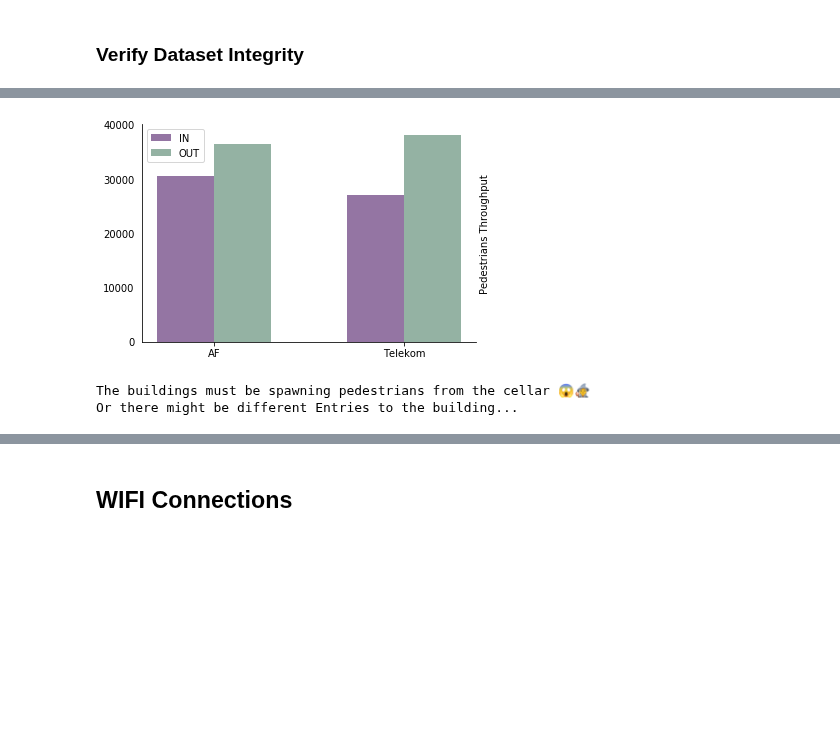
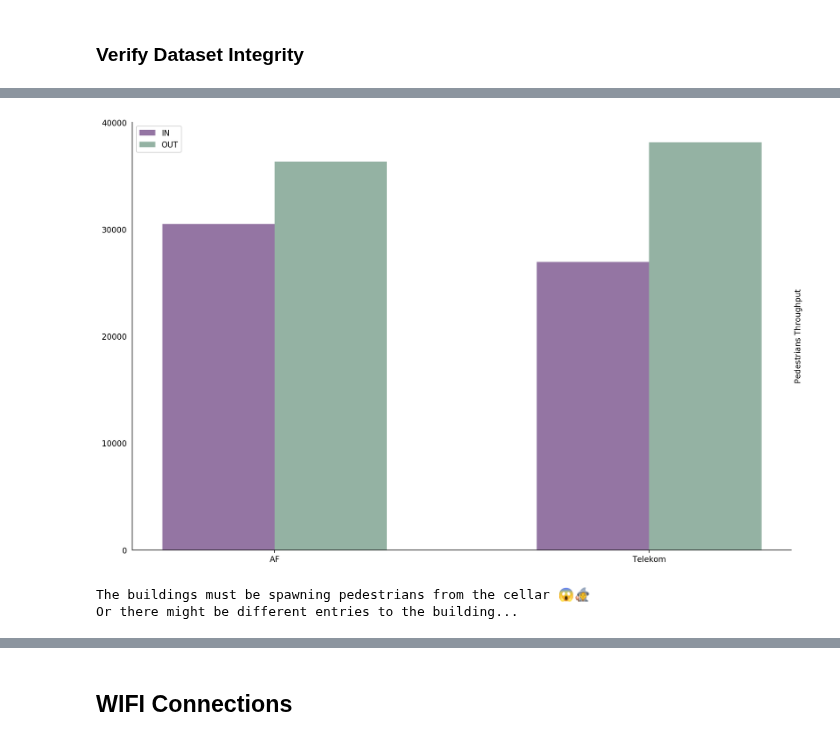
Before and after one commit to RichStone/htw-data-science-university-project, a Jupyter notebook: data_analysis.ipynb, the cells around one changed output, grey strips where cells are left out. Cells and saved outputs as stored; diff of their text form; code cells hidden in the pictures; blank space fills up the shorter version.

```diff
--- a/data_analysis.ipynb
+++ b/data_analysis.ipynb
@@ -84,6 +84,11 @@ zu alle : 1 Korellation mit Zeit prüfen
 		Stosszeiten ermitteln und gegenbeispiel untersuchen. siehe 2
 		Normalverteilt? siehe 2
 # %%
+# get default size onboard
+%pylab inline
+pylab.rcParams['figure.figsize'] = (15, 10)
+pylab.rcParams['figure.dpi'] = 200
+
 import pandas as pd
 import matplotlib.pyplot as plt
 import seaborn as sns
@@ -363,32 +357,32 @@ count_walked_OUT_tel = df_pedestrians_OUT_tel.Count.sum()
 # %%
 # as bar chart
 bar_width = 0.3
 bars1 = [count_walked_IN_af, count_walked_IN_tel]
 bars2 = [count_walked_OUT_af, count_walked_OUT_tel]
 # x position of bars
 r1 = np.arange(len(bars1))
 r2 = [x + bar_width for x in r1]
 # create bars1
 plt.bar(r1, bars1, width=bar_width, color=(0.3,0.1,0.4,0.6), capsize=7, label='IN')
 plt.bar(r2, bars2, width=bar_width, color=(0.3,0.5,0.4,0.6), capsize=7, label='OUT')
 
 # general layout
-plt.xticks([0, 0.3, 1, 1.3], ['AF', 'AF', 'Telekom', 'Telekom'])
+plt.xticks([0.15, 1.15], ['AF', 'Telekom'])
 plt.ylabel('Pedestrians Throughput')
 plt.gca().yaxis.set_label_position("right")
 plt.locator_params(axis='y', nbins=5)
 plt.legend()
 plt.tick_params(top=False, bottom=True, left=False, right=False, labelleft=True, labelbottom=True)
 # Hide the right and top spines
 plt.gca().spines['right'].set_visible(False)
 plt.gca().spines['top'].set_visible(False)
 
 # Show graphic
 plt.show()
 print('The buildings must be spawning pedestrians from the cellar 😱🧙')
-print('Or there might be different Entries to the building...')
+print('Or there might be different entries to the building...')
 # %% [output]
-[figure, old version]
+[figure, new version]
 The buildings must be spawning pedestrians from the cellar 😱🧙
-Or there might be different Entries to the building...
+Or there might be different entries to the building...
 # %%
```
Also changed, not shown: parts of 19 cells of this notebook, 2 other files.
